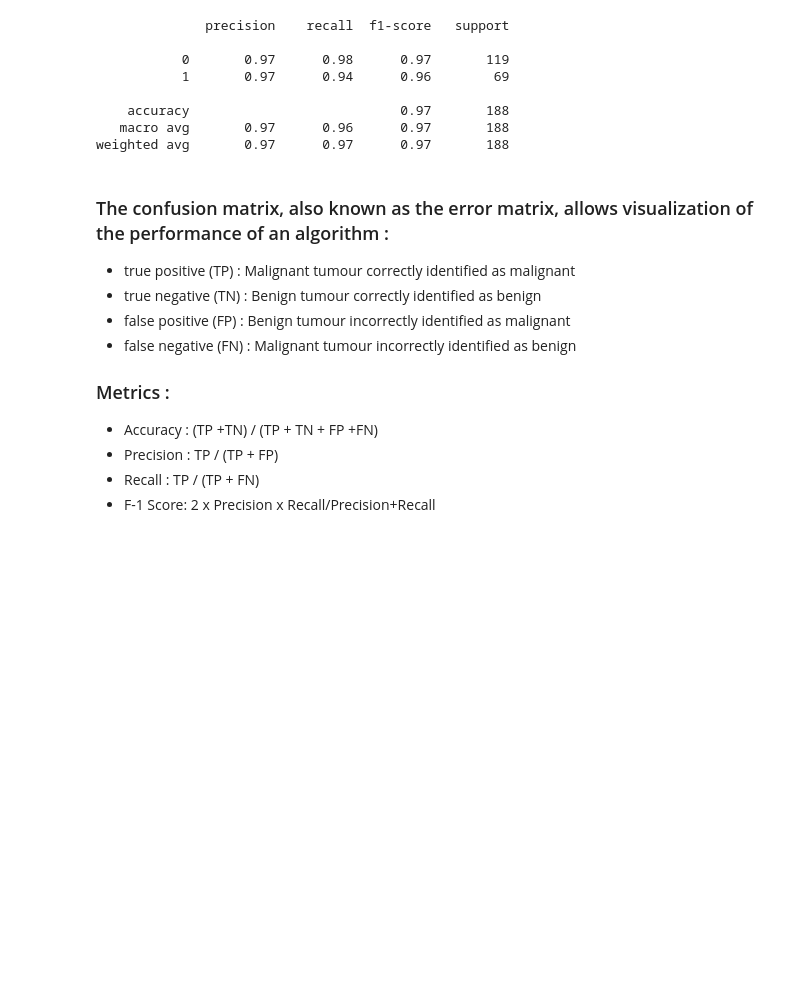
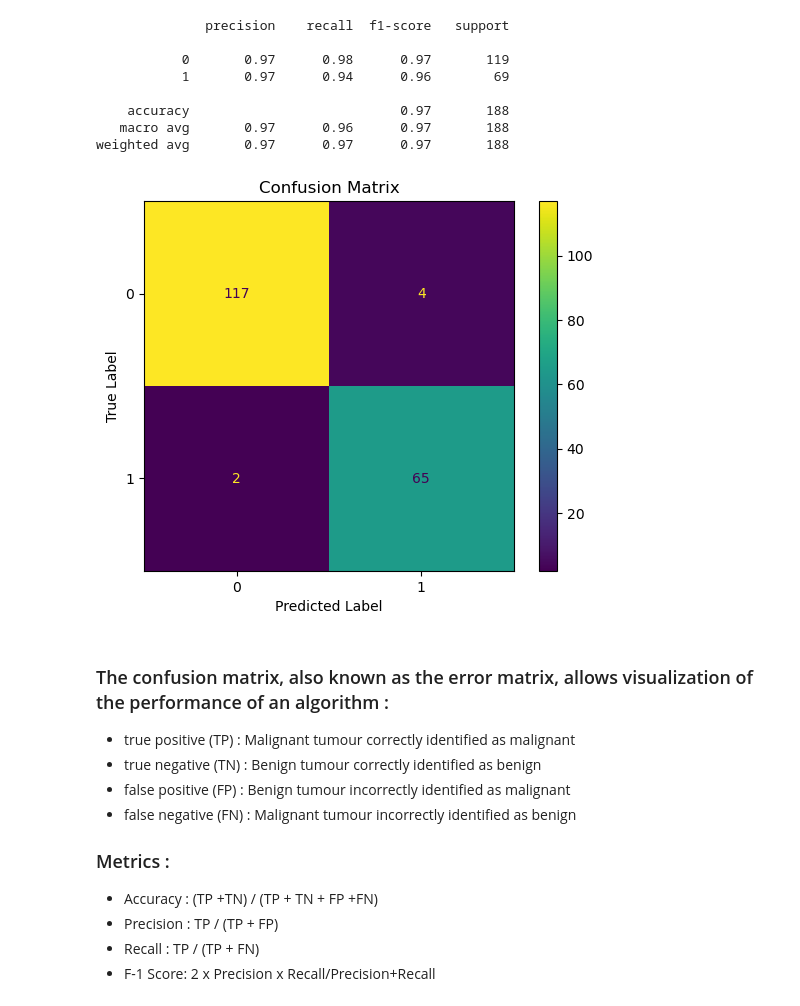
Before and after one commit to Dishaa09/Breast-Cancer-Prediction, a Jupyter notebook: breast-cancer-logistic-regression.ipynb, the cells around one changed output. Drawn from its saved outputs; the diff is of its cells as text; code cells hidden in the pictures; blank space fills up the shorter version.

```diff
--- a/breast-cancer-logistic-regression.ipynb
+++ b/breast-cancer-logistic-regression.ipynb
@@ -349,6 +338,25 @@ print(classification_report(y_pred, y_test))
     accuracy                           0.97       188
    macro avg       0.97      0.96      0.97       188
 weighted avg       0.97      0.97      0.97       188
+# %%
+import matplotlib.pyplot as plt
+from sklearn.metrics import confusion_matrix, ConfusionMatrixDisplay, classification_report
+
+cm = confusion_matrix(y_test, y_pred)
+
+# Create and plot the confusion matrix display
+disp = ConfusionMatrixDisplay(confusion_matrix=cm)
+disp.plot()
+
+# Optional: Customize the plot
+plt.title('Confusion Matrix')
+plt.xlabel('Predicted Label')
+plt.ylabel('True Label')
+
+# Display the plot
+plt.show()
+# %% [output]
+[figure, added]
 # %% [markdown]
 ### The confusion matrix, also known as the error matrix, allows visualization of the performance of an algorithm :
 
```
Also changed, not shown: parts of 3 cells of this notebook.
